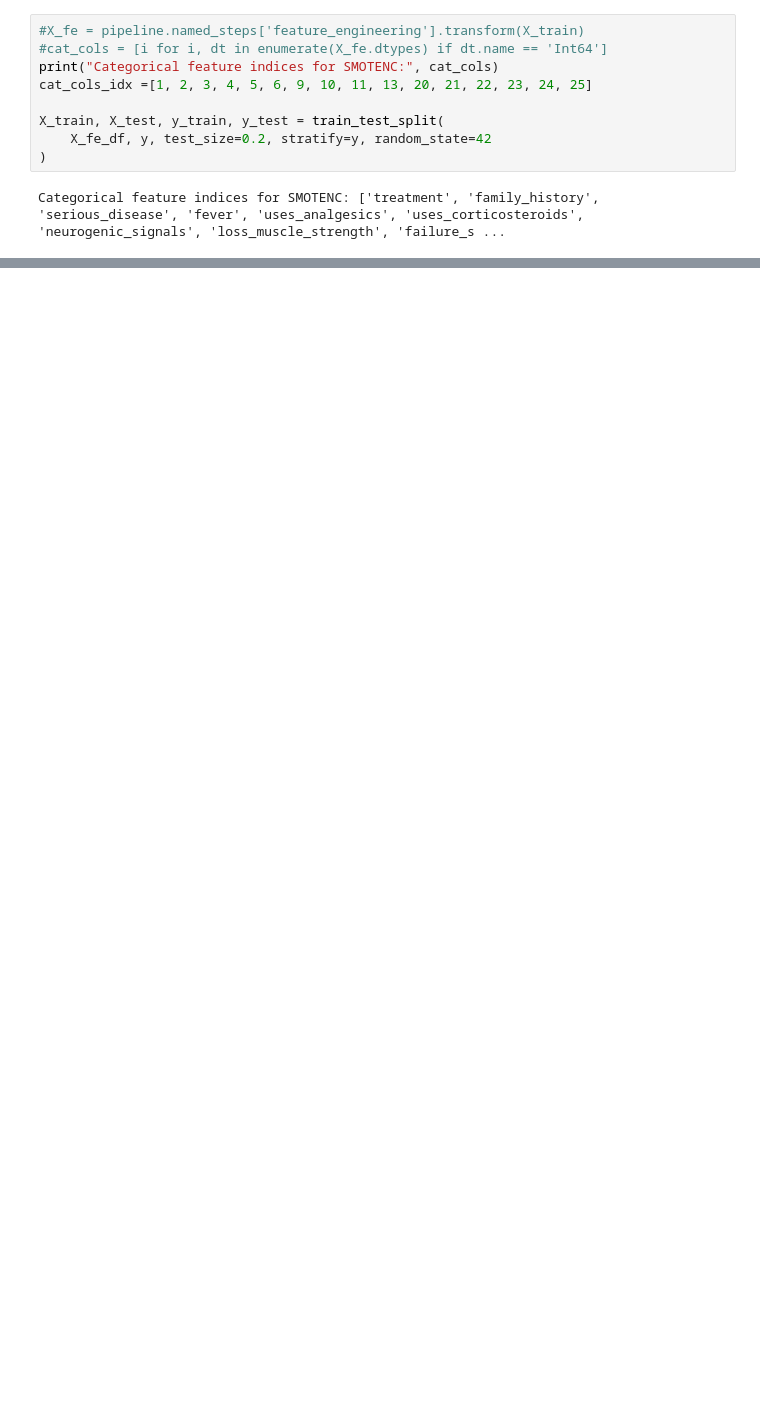
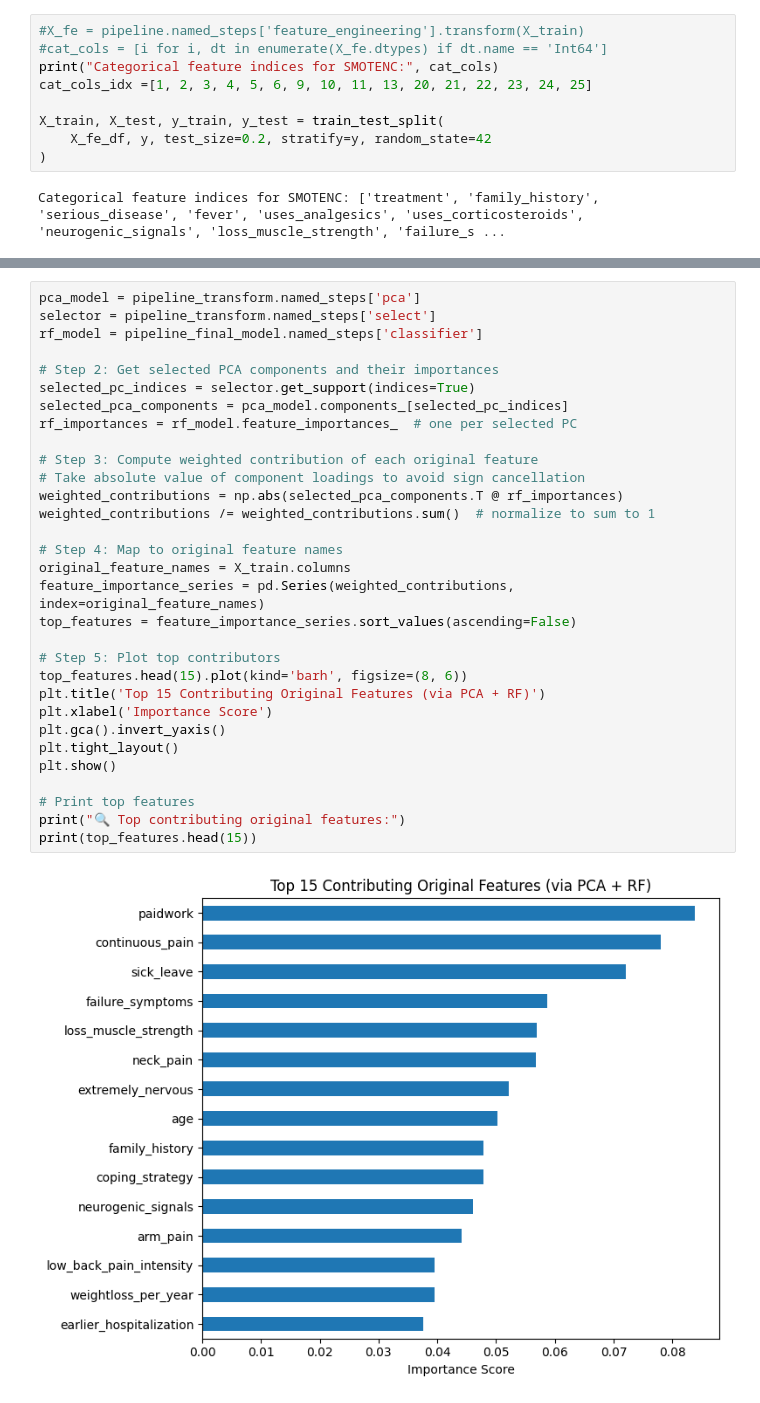
Before and after one commit to mard4/data-science, a Jupyter notebook: project/pipeline.ipynb, the cells around one changed output, grey strips where cells are left out. Cells and saved outputs as stored; diff of their text form; blank space fills up the shorter version.

```diff
--- a/project/pipeline.ipynb
+++ b/project/pipeline.ipynb
@@ -436,0 +577,33 @@ print(classification_report(y_test, y_pred))
+# %%
+pca_model = pipeline_transform.named_steps['pca']
+selector = pipeline_transform.named_steps['select']
+rf_model = pipeline_final_model.named_steps['classifier']
+
+# Step 2: Get selected PCA components and their importances
+selected_pc_indices = selector.get_support(indices=True)
+selected_pca_components = pca_model.components_[selected_pc_indices]
+rf_importances = rf_model.feature_importances_  # one per selected PC
+
+# Step 3: Compute weighted contribution of each original feature
+# Take absolute value of component loadings to avoid sign cancellation
+weighted_contributions = np.abs(selected_pca_components.T @ rf_importances)
+weighted_contributions /= weighted_contributions.sum()  # normalize to sum to 1
+
+# Step 4: Map to original feature names
+original_feature_names = X_train.columns
+feature_importance_series = pd.Series(weighted_contributions, index=original_feature_names)
+top_features = feature_importance_series.sort_values(ascending=False)
+
+# Step 5: Plot top contributors
+top_features.head(15).plot(kind='barh', figsize=(8, 6))
+plt.title('Top 15 Contributing Original Features (via PCA + RF)')
+plt.xlabel('Importance Score')
+plt.gca().invert_yaxis()
+plt.tight_layout()
+plt.show()
+
+# Print top features
+print("🔍 Top contributing original features:")
+print(top_features.head(15))
+# %% [output]
+[figure, added]
```
Also changed, not shown: parts of 41 cells of this notebook, 2 other files.
